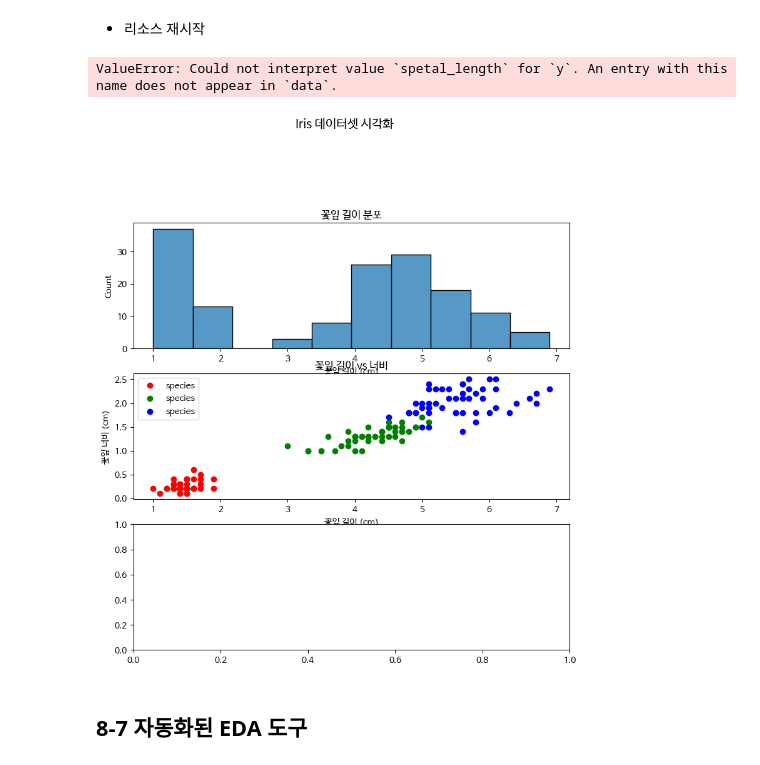
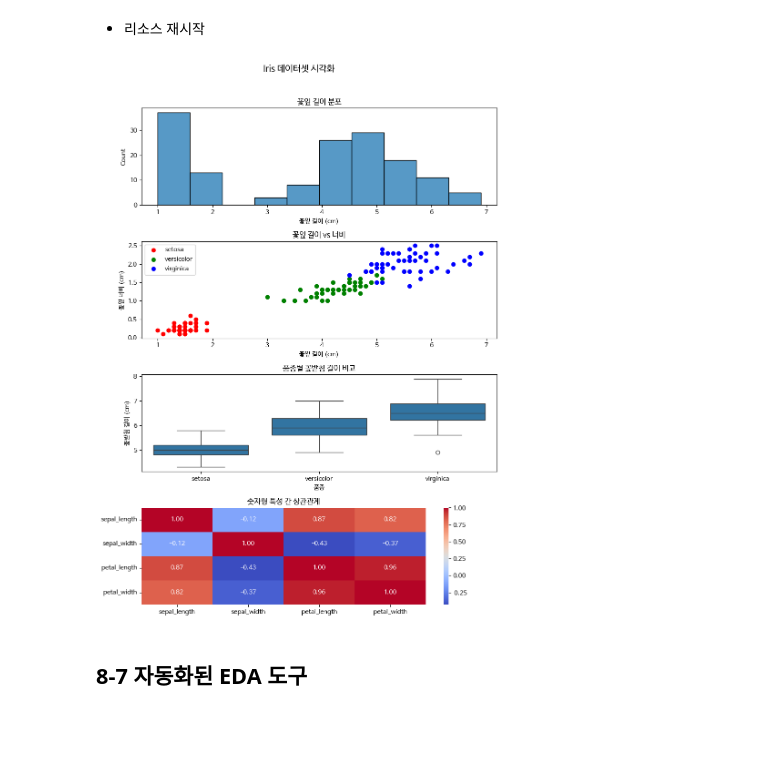
Before and after one commit to dlsdnsms/Data-Analysis-with-Open-Source, a Jupyter notebook: 오픈소스_데이터_분석_8강.ipynb, the cells around one changed output. Drawn from its saved outputs; the diff is of its cells as text; code cells hidden in the pictures; blank space fills up the shorter version.

```diff
--- a/오픈소스_데이터_분석_8강.ipynb
+++ b/오픈소스_데이터_분석_8강.ipynb
@@ -276,37 +276,36 @@ colors = {'setosa':'red', 'versicolor':'green', 'virginica':'blue'}
 
 for species in species_list:
     species_data = df[df['species'] == species]
     # matplotlib를 이용하여 길이, 넓이를 산점도로 표시
     plt.scatter(
         species_data['petal_length'], species_data['petal_width'],
-        c = colors[species], label='species'
+        c = colors[species], label=species
     )
 plt.title('꽃잎 길이 vs 너비')
 plt.xlabel('꽃잎 길이 (cm)')
 plt.ylabel('꽃잎 너비 (cm)')
 plt.legend()
 
 ## 세 번째 서브플롯: 품종별 꽃받침 길이 (박스플롯)
 plt.subplot(4, 1, 3)
 # seaborn을 이용하여 품종 별 꽃받침 길이를 박스플롯으로 표시
-sns.boxplot(x='species', y='spetal_length', data=df)
+sns.boxplot(x='species', y='sepal_length', data=df)
 plt.title('품종별 꽃받침 길이 비교')
 plt.xlabel('품종')
 plt.ylabel('꽃받침 길이 (cm)')
 
 ## 네 번째 서브플롯: 숫자형 특성 간 상관관계 (히트맵)
 plt.subplot(4, 1, 4)
 numeric_df = df.select_dtypes(include='number')
 corr = numeric_df.corr()
 sns.heatmap(corr, annot=True, cmap='coolwarm', fmt=".2f")
 plt.title('숫자형 특성 간 상관관계')
 
 ## 레이아웃 조정 및 그래프 표시
 plt.tight_layout()
 plt.show()
 # %% [output]
-ValueError: Could not interpret value `spetal_length` for `y`. An entry with this name does not appear in `data`.
-[figure, old version]
+[figure, new version]
 # %% [markdown]
 ## 8-7 자동화된 EDA 도구
 # %%
```
